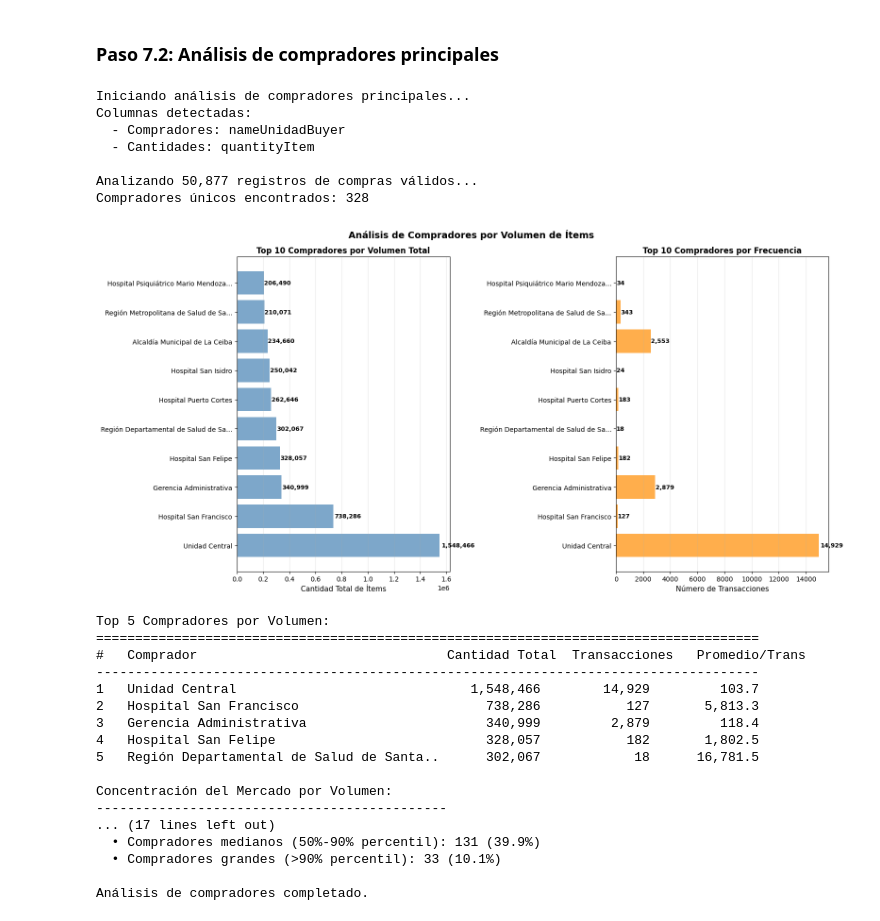
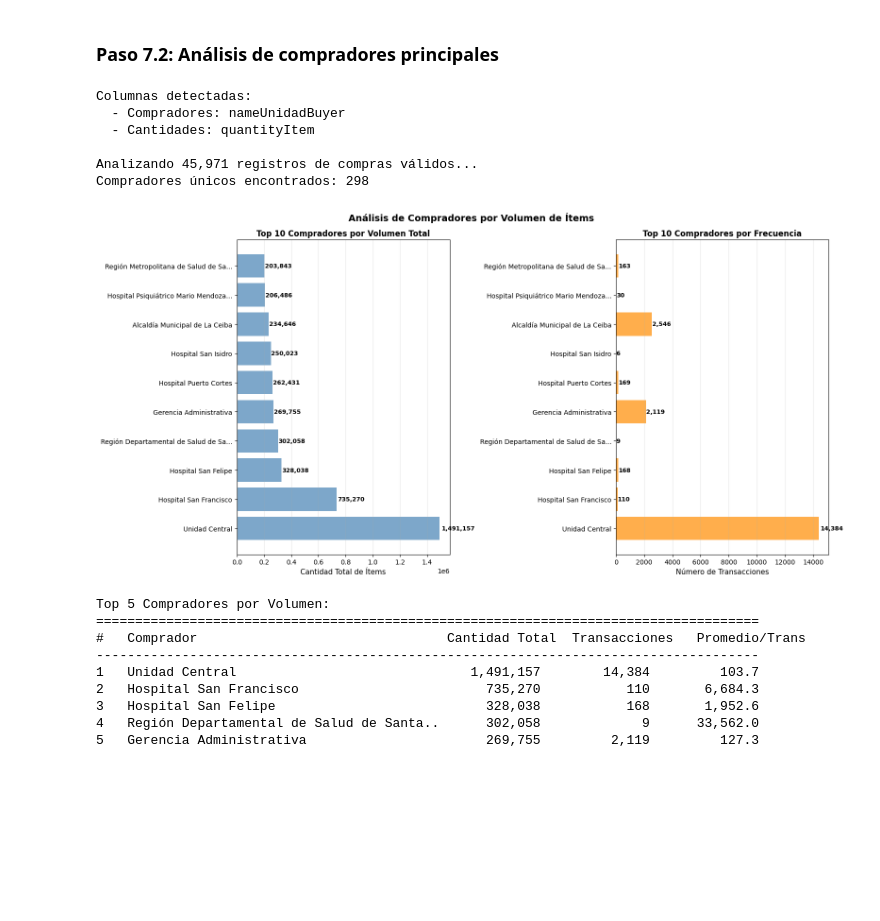
Before and after one commit to Diazgerard/EDA_MINERIA, a Jupyter notebook: eda_minera.ipynb, the cells around one changed output. Cells and saved outputs as stored; diff of their text form; code cells hidden in the pictures; blank space fills up the shorter version.

```diff
--- a/eda_minera.ipynb
+++ b/eda_minera.ipynb
@@ -29,7 +29,7 @@ plt.rcParams['font.size'] = 10
 # %% [markdown]
 Paso 2.1: Carga del dataset
 # %%
-df = pd.read_csv('oncae.csv')
+df = pd.read_csv('oncae_2.csv')
 print(f"Archivo cargado exitosamente")
 print(f"Dimensiones: {df.shape[0]:,} filas × {df.shape[1]:,} columnas")
 # %% [output]
@@ -1365,9 +1335,6 @@ print("⚡ Análisis completado en tiempo optimizado!")
 # %% [markdown]
 ### Paso 7.2: Análisis de compradores principales
 # %%
-# Análisis de compradores principales
-print("Iniciando análisis de compradores principales...")
-
 # Detectar columnas disponibles automáticamente
 buyer_col = None
 quantity_col = None
@@ -1452,101 +1419,45 @@ if buyer_col and quantity_col:
         ax2.text(value * 1.01, i, f'{value:,.0f}',
                 va='center', fontsize=9, fontweight='bold')
 
     plt.tight_layout()
     plt.show()
 
     # Tabla resumen
     print("\nTop 5 Compradores por Volumen:")
     print("=" * 85)
     print(f"{'#':<3} {'Comprador':<40} {'Cantidad Total':<15} {'Transacciones':<15} {'Promedio/Trans':<15}")
     print("-" * 85)
 
     for i, (buyer, row) in enumerate(top_10_buyers.head(5).iterrows(), 1):
         buyer_name = str(buyer)[:38] + ".." if len(str(buyer)) > 40 else str(buyer)
         print(f"{i:<3} {buyer_name:<40} {row['total_quantity']:>12,.0f} "
               f"{row['num_transactions']:>13,.0f} {row['avg_quantity']:>13,.1f}")
 
-    # Análisis de concentración del mercado
-    total_market_quantity = buyer_metrics['total_quantity'].sum()
-    top_5_share = (top_10_buyers['total_quantity'].head(5).sum() / total_market_quantity) * 100
-    top_10_share = (top_10_buyers['total_quantity'].sum() / total_market_quantity) * 100
 
-    print(f"\nConcentración del Mercado por Volumen:")
-    print("-" * 45)
-    print(f"  • Top 5 compradores: {top_5_share:.1f}% del volumen total")
-    print(f"  • Top 10 compradores: {top_10_share:.1f}% del volumen total")
-    print(f"  • Total compradores únicos: {len(buyer_metrics):,}")
-    print(f"  • Volumen total del mercado: {total_market_quantity:,.0f} ítems")
-
-    # Clasificación del tipo de mercado
-    if top_5_share > 60:
-        market_classification = "Mercado muy concentrado (pocos compradores dominan)"
-    elif top_5_share > 40:
-        market_classification = "Mercado concentrado"
-    elif top_5_share > 25:
-        market_classification = "Mercado moderadamente concentrado"
-    else:
-        market_classification = "Mercado diversificado"
-
-    print(f"  • Tipo de mercado: {market_classification}")
-
-    # Estadísticas adicionales del mercado
-    print(f"\nEstadísticas del Mercado:")
-    print("-" * 40)
-    print(f"  • Volumen promedio por comprador: {buyer_metrics['total_quantity'].mean():,.0f} ítems")
-    print(f"  • Mediana de volumen por comprador: {buyer_metrics['total_quantity'].median():,.0f} ítems")
-    print(f"  • Transacciones promedio por comprador: {buyer_metrics['num_transactions'].mean():.1f}")
-    print(f"  • Comprador más activo: {buyer_metrics['num_transactions'].max():,} transacciones")
-    print(f"  • Cantidad promedio por transacción: {df_analysis[quantity_col].mean():.1f} ítems")
-
-    # Análisis de distribución de compradores
-    print(f"\nDistribución de Compradores:")
-    print("-" * 35)
-
-    # Clasificar compradores por volumen
-    small_buyers = buyer_metrics[buyer_metrics['total_quantity'] <= buyer_metrics['total_quantity'].quantile(0.5)]
-    medium_buyers = buyer_metrics[
-        (buyer_metrics['total_quantity'] > buyer_metrics['total_quantity'].quantile(0.5)) &
-        (buyer_metrics['total_quantity'] <= buyer_metrics['total_quantity'].quantile(0.9))
-    ]
-    large_buyers = buyer_metrics[buyer_metrics['total_quantity'] > buyer_metrics['total_quantity'].quantile(0.9)]
-
-    print(f"  • Compradores pequeños (≤50% percentil): {len(small_buyers):,} ({len(small_buyers)/len(buyer_metrics)*100:.1f}%)")
-    print(f"  • Compradores medianos (50%-90% percentil): {len(medium_buyers):,} ({len(medium_buyers)/len(buyer_metrics)*100:.1f}%)")
-    print(f"  • Compradores grandes (>90% percentil): {len(large_buyers):,} ({len(large_buyers)/len(buyer_metrics)*100:.1f}%)")
 
 else:
     print("No se pudieron encontrar las columnas necesarias para el análisis de compradores.")
     print("Columnas disponibles en el dataset:")
     for col in df.columns:
         print(f"  - {col}")
 
-print("\nAnálisis de compradores completado.")
+print(" ")
 # %% [output]
-Iniciando análisis de compradores principales...
 Columnas detectadas:
   - Compradores: nameUnidadBuyer
   - Cantidades: quantityItem
 
-Analizando 50,877 registros de compras válidos...
-Compradores únicos encontrados: 328
+Analizando 45,971 registros de compras válidos...
+Compradores únicos encontrados: 298
-[figure, old version]
+[figure, new version]
 Top 5 Compradores por Volumen:
 =====================================================================================
 #   Comprador                                Cantidad Total  Transacciones   Promedio/Trans
 -------------------------------------------------------------------------------------
-1   Unidad Central                              1,548,466        14,929         103.7
-2   Hospital San Francisco                        738,286           127       5,813.3
-3   Gerencia Administrativa                       340,999         2,879         118.4
-4   Hospital San Felipe                           328,057           182       1,802.5
-5   Región Departamental de Salud de Santa..      302,067            18      16,781.5
-
-Concentración del Mercado por Volumen:
----------------------------------------------
-... (17 lines left out)
-  • Compradores medianos (50%-90% percentil): 131 (39.9%)
-  • Compradores grandes (>90% percentil): 33 (10.1%)
-
-Análisis de compradores completado.
+1   Unidad Central                              1,491,157        14,384         103.7
+2   Hospital San Francisco                        735,270           110       6,684.3
+3   Hospital San Felipe                           328,038           168       1,952.6
+4   Región Departamental de Salud de Santa..      302,058             9      33,562.0
+5   Gerencia Administrativa                       269,755         2,119         127.3
 # %% [markdown]
 ---
```
Also changed, not shown: parts of 37 cells of this notebook, 1 other file.
